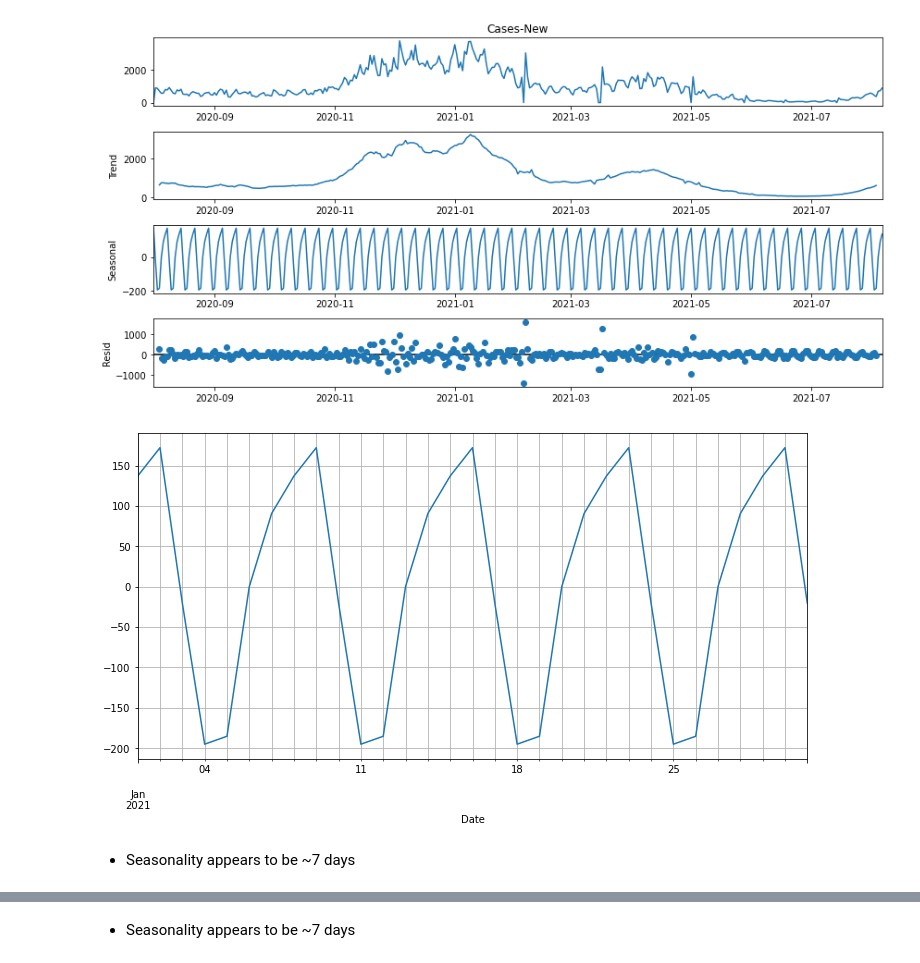
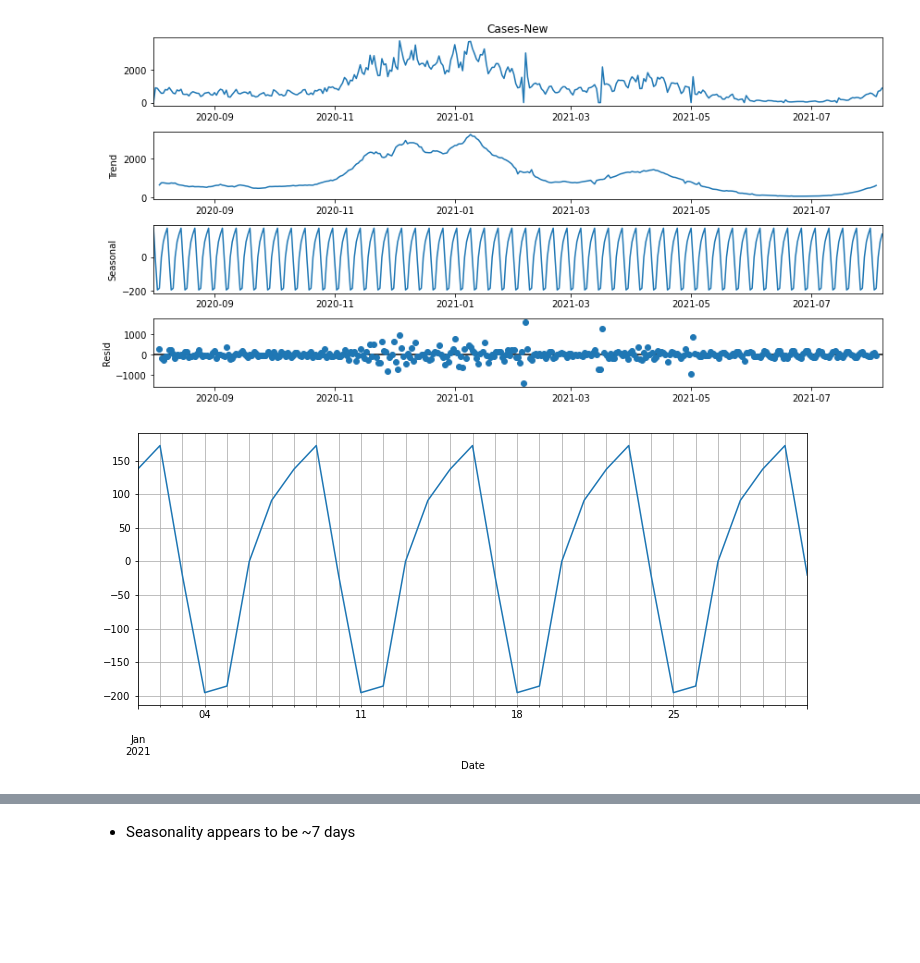
Before and after one commit to jirvingphd/predicting-the-pandemic, a Jupyter notebook: 2_Covid Time Series Modeling By State.ipynb, the cells around one changed output, grey strips where cells are left out. Drawn from its saved outputs; the diff is of its cells as text; code cells hidden in the pictures; blank space fills up the shorter version.

```diff
--- a/2_Covid Time Series Modeling By State.ipynb
+++ b/2_Covid Time Series Modeling By State.ipynb
@@ -303,8 +303,8 @@ from pmdarima import auto_arima
 state = "MD"
 df_state = STATES[state].loc['08-2020':].copy()
 # df_state = df_state.interpolate('time')
-df_state['Deaths-New'] = df_state['Deaths'].diff()
-df_state['Cases-New'] = df_state['Cases'].diff()
+# df_state['Deaths-New'] = df_state['Deaths'].diff()
+# df_state['Cases-New'] = df_state['Cases'].diff()
 df_state = df_state.resample('D').sum()
 
 print(df_state.isna().sum())
@@ -370,9 +370,7 @@ decomp.plot();
 # %% [output]
 [figure]
 # %%
-ax = decomp.seasonal.loc['01-2021'].plot()
+ax = decomp.seasonal.loc['01-2021'].plot(figsize=(12,5))
 ax.grid(which='both')
 # %% [output]
-[figure, old version]
+[figure, new version]
-# %% [markdown]
-- Seasonality appears to be ~7 days
```
Also changed, not shown: parts of 67 cells of this notebook, 47 other files.
